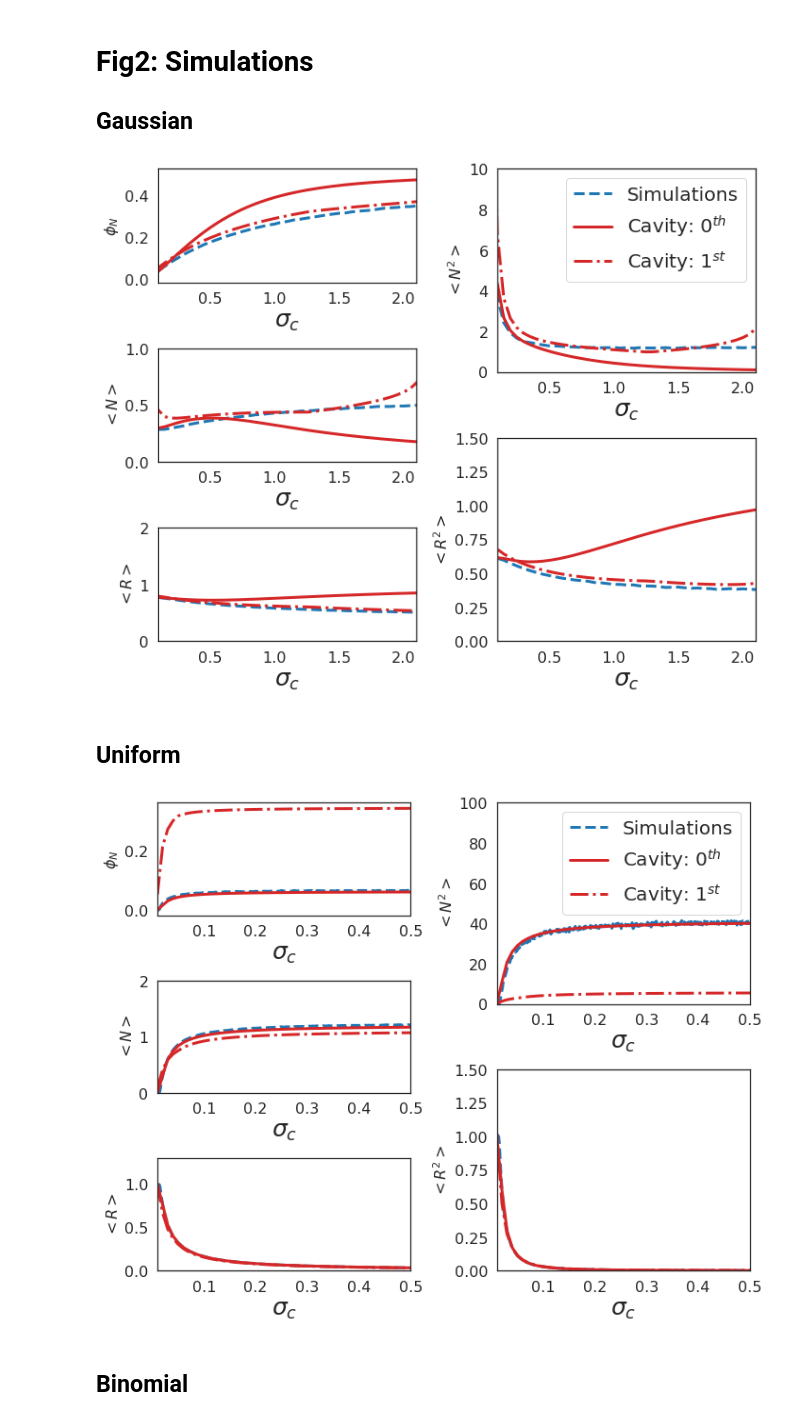
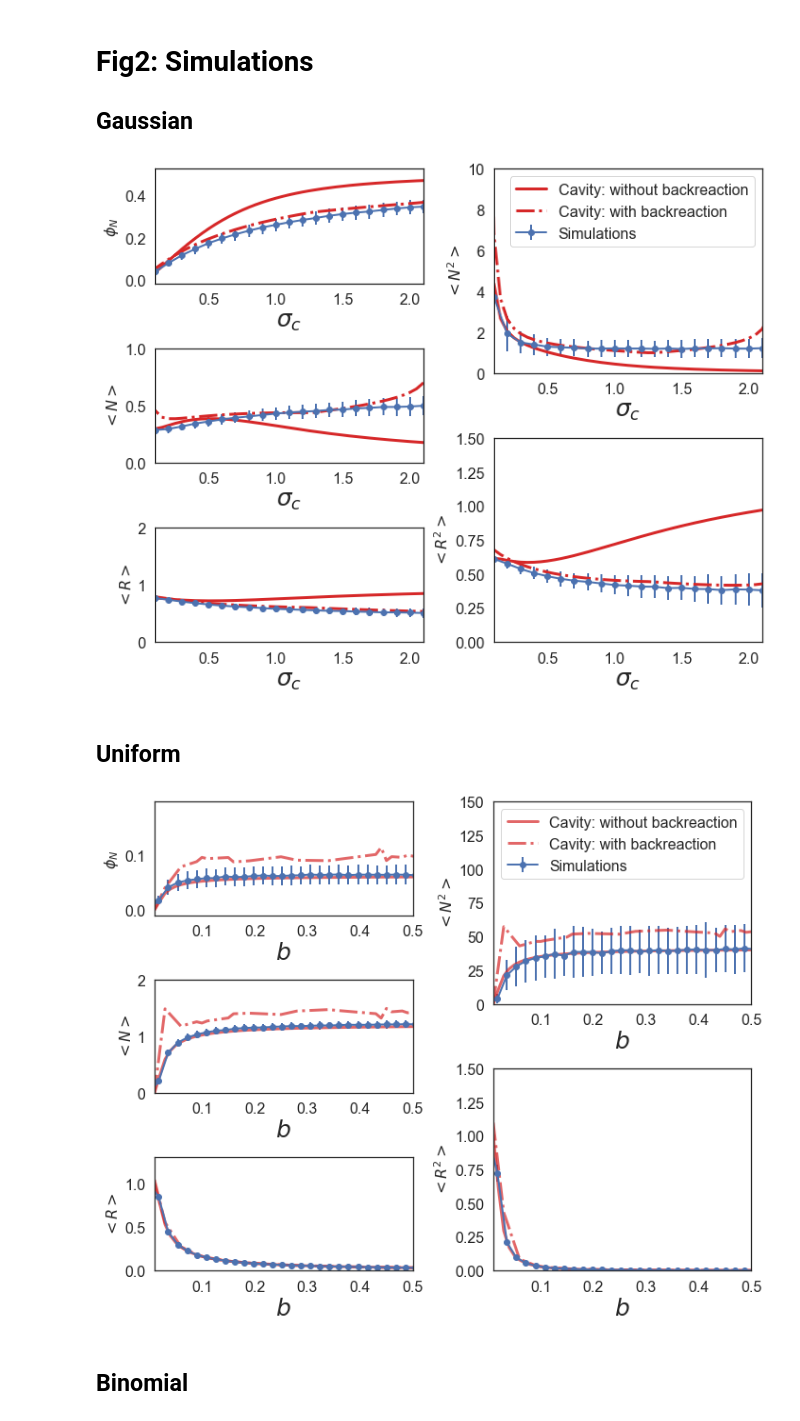
Before and after one commit to Emergent-Behaviors-in-Biology/species-packing-bound, a Jupyter notebook: Plot_paper.ipynb, the cells around one changed output. Drawn from its saved outputs; the diff is of its cells as text; code cells hidden in the pictures.

```diff
--- a/Plot_paper.ipynb
+++ b/Plot_paper.ipynb
@@ -65,6 +65,10 @@ file_name='Data/Cavity_linear_1st_gaussian.csv'
 data2=pd.read_csv(file_name)
 data2=data2[data2['K']==k]
 
+file_name='Data/Cavity_linear_3rd_gaussian.csv'
+data3=pd.read_csv(file_name)
+data3=data3[data3['K']==k]
+
 fig = plt.figure(figsize=(10, 8))
 gs = gridspec.GridSpec(nrows=6, ncols=2)
 fontsize=25
@@ -75,14 +79,18 @@ ax12 = fig.add_subplot(gs[:3, 1])
 ax22 = fig.add_subplot(gs[3:, 1])
 axs=[ax11 ,ax21,ax31,ax12, ax22]
 Y1=['phi_N', 'mean_N', 'mean_R', 'q_N', 'q_R']
+Y1_error=['phi_N_bar', 'mean_N_bar', 'mean_R_bar', 'q_N_bar', 'q_R_bar']
 Y2=['phiN', 'N', 'R', 'qN', 'qR']
 Labels=[r'$\phi_N$', '$<N>$', '$<R>$',r'$<N^2>$',r'$<R^2>$']
 for i in range(5):
     ax=axs[i]
     ax.tick_params(axis='both', which='major', labelsize=16)
-    ax.plot(data0['epsilon'], data0[Y1[i]],label='Simulations',linestyle='--',linewidth=3,c=tableau20[0])
-    ax.plot(data1['Sigc'], data1[Y2[i]],linestyle='-',label='Cavity: $0^{th}$',linewidth=3,c=tableau20[6])
-    ax.plot(data2['Sigc'], data2[Y2[i]],linestyle='-.',label='Cavity: $1^{st}$',linewidth=3,c=tableau20[6])
+    indices=np.arange(0,len(data0['epsilon']),2)
+    ax.errorbar(data0['epsilon'][indices], data0[Y1[i]][indices], yerr=data0[Y1_error[i]][indices], label='Simulations', fmt='o-',ecolor='b',c='b',linewidth=2)
+    #ax.plot(data0['epsilon'], data0[Y1[i]], label='Simulations',linestyle='--',linewidth=3,c=tableau20[0])
+    ax.plot(data1['Sigc'], data1[Y2[i]],linestyle='-',label='Cavity: without backreaction',linewidth=3,c=tableau20[6])
+    ax.plot(data2['Sigc'], data2[Y2[i]],linestyle='-.',label='Cavity: with backreaction',linewidth=3,c=tableau20[6])
+    #ax.plot(data3['Sigc'], data3[Y2[i]],linestyle=':',label='Cavity: $2^{nd}$',linewidth=3,c=tableau20[6])
     ax.set_xlabel(r'$\sigma_c$',fontsize=fontsize)
     ax.set_ylabel(Labels[i],fontsize=16)
     ax.set_xlim(0.1,2.1)
@@ -91,12 +99,12 @@ for i in range(5):
     if i==4: ax.set_ylim(0.,1.5)
     if i==3:
         ax.set_ylim(0.,10)
-        ax.legend(fontsize=20,loc='upper right')
+        ax.legend(fontsize=16,loc='upper right')
 fig.tight_layout()
-fig_name='Cavity_simulations.pdf'
+fig_name='Cavity_simulations_gaussian.pdf'
 fig.savefig(fig_name, dpi=300,bbox_inches='tight',transparent='True')
 # %% [output]
-[figure, old version]
+[figure, new version]
 # %% [markdown]
 ## Uniform
 # %%
@@ -112,40 +120,50 @@ data1=data1[data1['K']==k]
 
 file_name='Data/Cavity_linear_1st_uniform.csv'
 data2=pd.read_csv(file_name)
 data2=data2[data2['K']==k]
+data2=data2[data2['qR']<1.2]
+data2=data2[data2['phiN']<0.2]
+
+file_name='Data/Cavity_linear_2nd_uniform.csv'
+data3=pd.read_csv(file_name)
+data3=data3[data3['K']==k]
 
 fig = plt.figure(figsize=(10, 8))
 gs = gridspec.GridSpec(nrows=6, ncols=2)
 fontsize=25
 ax11 = fig.add_subplot(gs[:2, 0])
 ax21 = fig.add_subplot(gs[2:4, 0])
 ax31 = fig.add_subplot(gs[4:, 0])
 ax12 = fig.add_subplot(gs[:3, 1])
 ax22 = fig.add_subplot(gs[3:, 1])
 axs=[ax11 ,ax21,ax31,ax12, ax22]
 Y1=['phi_N', 'mean_N', 'mean_R', 'q_N', 'q_R']
+Y1_error=['phi_N_bar', 'mean_N_bar', 'mean_R_bar', 'q_N_bar', 'q_R_bar']
 Y2=['phiN', 'N', 'R', 'qN', 'qR']
 Labels=[r'$\phi_N$', '$<N>$', '$<R>$',r'$<N^2>$',r'$<R^2>$']
 for i in range(5):
     ax=axs[i]
     ax.tick_params(axis='both', which='major', labelsize=16)
-    ax.plot(data0['epsilon'], data0[Y1[i]],label='Simulations',linestyle='--',linewidth=3,c=tableau20[0])
-    ax.plot(data1['Mu']*2/S, data1[Y2[i]],linestyle='-',label='Cavity: $0^{th}$',linewidth=3,c=tableau20[6])
-    ax.plot(data2['Mu']*2/S, data2[Y2[i]],linestyle='-.',label='Cavity: $1^{st}$',linewidth=3,c=tableau20[6])
-    ax.set_xlabel(r'$\sigma_c$',fontsize=fontsize)
+    indices=np.arange(0,len(data0['epsilon']),18)
+    ax.errorbar(np.asarray(data0['epsilon'])[indices], np.asarray(data0[Y1[i]])[indices], yerr=np.asarray(data0[Y1_error[i]])[indices], label='Simulations', fmt='o-',ecolor='b',c='b',linewidth=2)
+    #ax.plot(data0['epsilon'], data0[Y1[i]],label='Simulations',linestyle='--',linewidth=3,c=tableau20[0])
+    ax.plot(data1['Mu']*2/S, data1[Y2[i]],linestyle='-',label='Cavity: without backreaction',alpha=0.7,linewidth=3,c=tableau20[6])
+    ax.plot(data2['Mu']*2/S, data2[Y2[i]],linestyle='-.',label='Cavity: with backreaction',alpha=0.7,linewidth=3,c=tableau20[6])
+    #ax.plot(data3['Mu']*2/S, data3[Y2[i]],linestyle=':',label='Cavity: $1^{st}$',alpha=0.7,linewidth=3,c=tableau20[6])
+    ax.set_xlabel(r'$b$',fontsize=fontsize)
     ax.set_ylabel(Labels[i],fontsize=16)
     ax.set_xlim(0.01,0.5)
     if i==1: ax.set_ylim(0.,2)
     if i==2: ax.set_ylim(0.,1.3)
     if i==4: ax.set_ylim(0.,1.5)
     if i==3:
-        ax.set_ylim(0.,100)
-        ax.legend(fontsize=20,loc='upper right')
+        ax.set_ylim(0.,150)
+        ax.legend(fontsize=16,loc='upper right')
 fig.tight_layout()
 fig_name='Cavity_simulations_uniform.pdf'
 fig.savefig(fig_name, dpi=300,bbox_inches='tight',transparent='True')
 # %% [output]
-[figure, old version]
+[figure, new version]
 # %% [markdown]
 ## Binomial
 # %%
```
Also changed, not shown: parts of 10 cells of this notebook, 8 other files.
